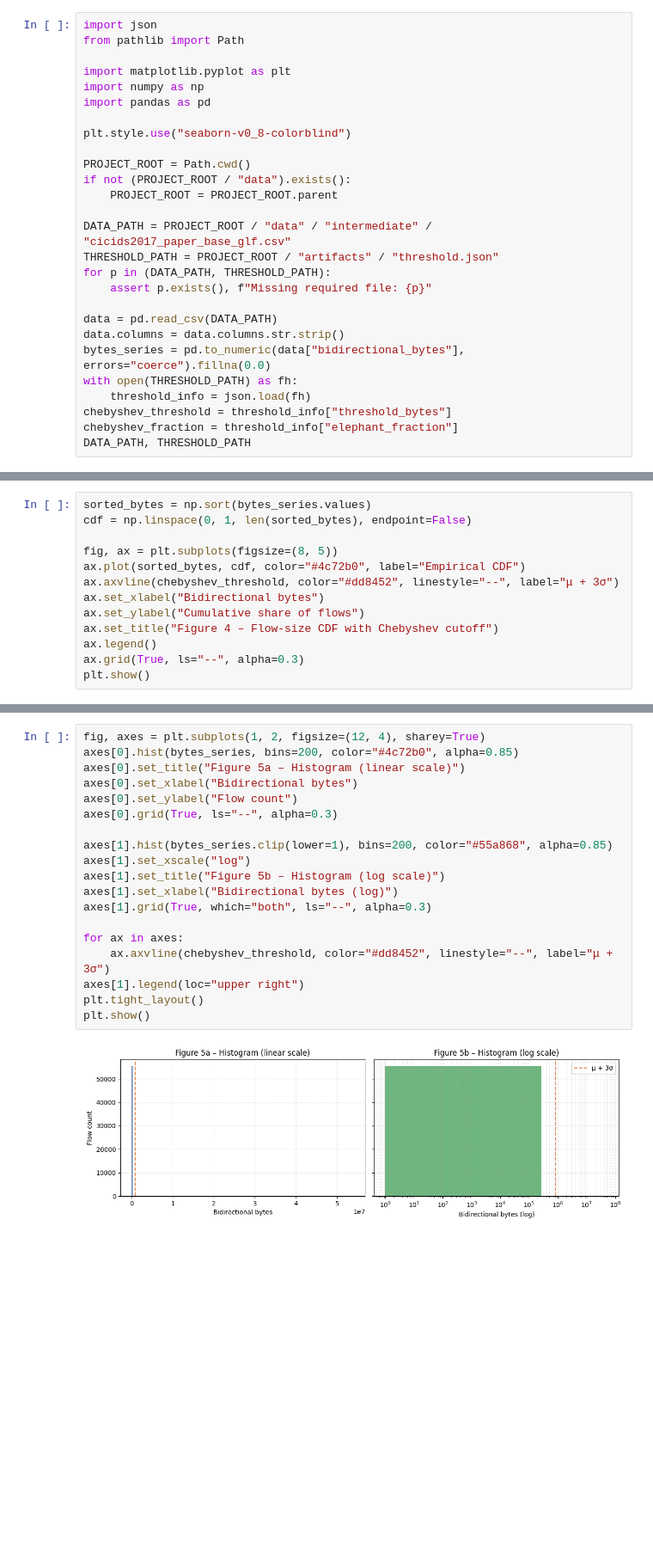
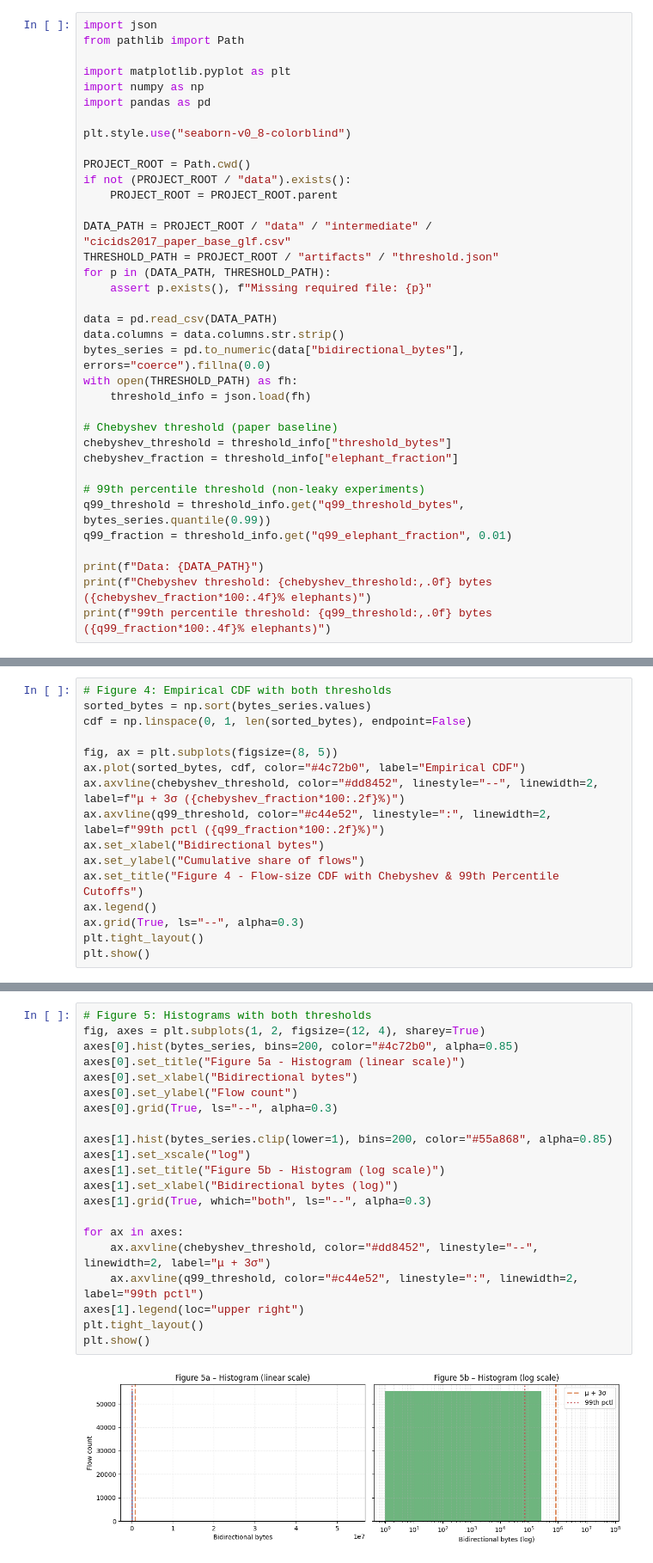
Before and after one commit to mohammad-malik/elephant-mice-cicids2017, a Jupyter notebook: notebooks/02_elephant_threshold_selection.ipynb, the cells around one changed output, grey strips where cells are left out. Shown at 86% size. Cells and saved outputs as stored; diff of their text form; blank space fills up the shorter version.

```diff
--- a/notebooks/02_elephant_threshold_selection.ipynb
+++ b/notebooks/02_elephant_threshold_selection.ipynb
@@ -33,7 +33,16 @@ data.columns = data.columns.str.strip()
 bytes_series = pd.to_numeric(data["bidirectional_bytes"], errors="coerce").fillna(0.0)
 with open(THRESHOLD_PATH) as fh:
     threshold_info = json.load(fh)
+
+# Chebyshev threshold (paper baseline)
 chebyshev_threshold = threshold_info["threshold_bytes"]
 chebyshev_fraction = threshold_info["elephant_fraction"]
-DATA_PATH, THRESHOLD_PATH
+
+# 99th percentile threshold (non-leaky experiments)
+q99_threshold = threshold_info.get("q99_threshold_bytes", bytes_series.quantile(0.99))
+q99_fraction = threshold_info.get("q99_elephant_fraction", 0.01)
+
+print(f"Data: {DATA_PATH}")
+print(f"Chebyshev threshold: {chebyshev_threshold:,.0f} bytes ({chebyshev_fraction*100:.4f}% elephants)")
+print(f"99th percentile threshold: {q99_threshold:,.0f} bytes ({q99_fraction*100:.4f}% elephants)")
 # %% [output]
@@ -42,14 +52,17 @@ DATA_PATH, THRESHOLD_PATH
 # %%
+# Figure 4: Empirical CDF with both thresholds
 sorted_bytes = np.sort(bytes_series.values)
 cdf = np.linspace(0, 1, len(sorted_bytes), endpoint=False)
 
 fig, ax = plt.subplots(figsize=(8, 5))
 ax.plot(sorted_bytes, cdf, color="#4c72b0", label="Empirical CDF")
-ax.axvline(chebyshev_threshold, color="#dd8452", linestyle="--", label="μ + 3σ")
+ax.axvline(chebyshev_threshold, color="#dd8452", linestyle="--", linewidth=2, label=f"μ + 3σ ({chebyshev_fraction*100:.2f}%)")
+ax.axvline(q99_threshold, color="#c44e52", linestyle=":", linewidth=2, label=f"99th pctl ({q99_fraction*100:.2f}%)")
 ax.set_xlabel("Bidirectional bytes")
 ax.set_ylabel("Cumulative share of flows")
-ax.set_title("Figure 4 – Flow-size CDF with Chebyshev cutoff")
+ax.set_title("Figure 4 - Flow-size CDF with Chebyshev & 99th Percentile Cutoffs")
 ax.legend()
 ax.grid(True, ls="--", alpha=0.3)
+plt.tight_layout()
 plt.show()
 # %% [output]
@@ -57,22 +70,24 @@ plt.show()
 # %%
+# Figure 5: Histograms with both thresholds
 fig, axes = plt.subplots(1, 2, figsize=(12, 4), sharey=True)
 axes[0].hist(bytes_series, bins=200, color="#4c72b0", alpha=0.85)
-axes[0].set_title("Figure 5a – Histogram (linear scale)")
+axes[0].set_title("Figure 5a - Histogram (linear scale)")
 axes[0].set_xlabel("Bidirectional bytes")
 axes[0].set_ylabel("Flow count")
 axes[0].grid(True, ls="--", alpha=0.3)
 
 axes[1].hist(bytes_series.clip(lower=1), bins=200, color="#55a868", alpha=0.85)
 axes[1].set_xscale("log")
-axes[1].set_title("Figure 5b – Histogram (log scale)")
+axes[1].set_title("Figure 5b - Histogram (log scale)")
 axes[1].set_xlabel("Bidirectional bytes (log)")
 axes[1].grid(True, which="both", ls="--", alpha=0.3)
 
 for ax in axes:
-    ax.axvline(chebyshev_threshold, color="#dd8452", linestyle="--", label="μ + 3σ")
+    ax.axvline(chebyshev_threshold, color="#dd8452", linestyle="--", linewidth=2, label="μ + 3σ")
+    ax.axvline(q99_threshold, color="#c44e52", linestyle=":", linewidth=2, label="99th pctl")
 axes[1].legend(loc="upper right")
 plt.tight_layout()
 plt.show()
 # %% [output]
-[figure, old version]
+[figure, new version]
 # %%
```
Also changed, not shown: parts of 7 cells of this notebook, 29 other files.
